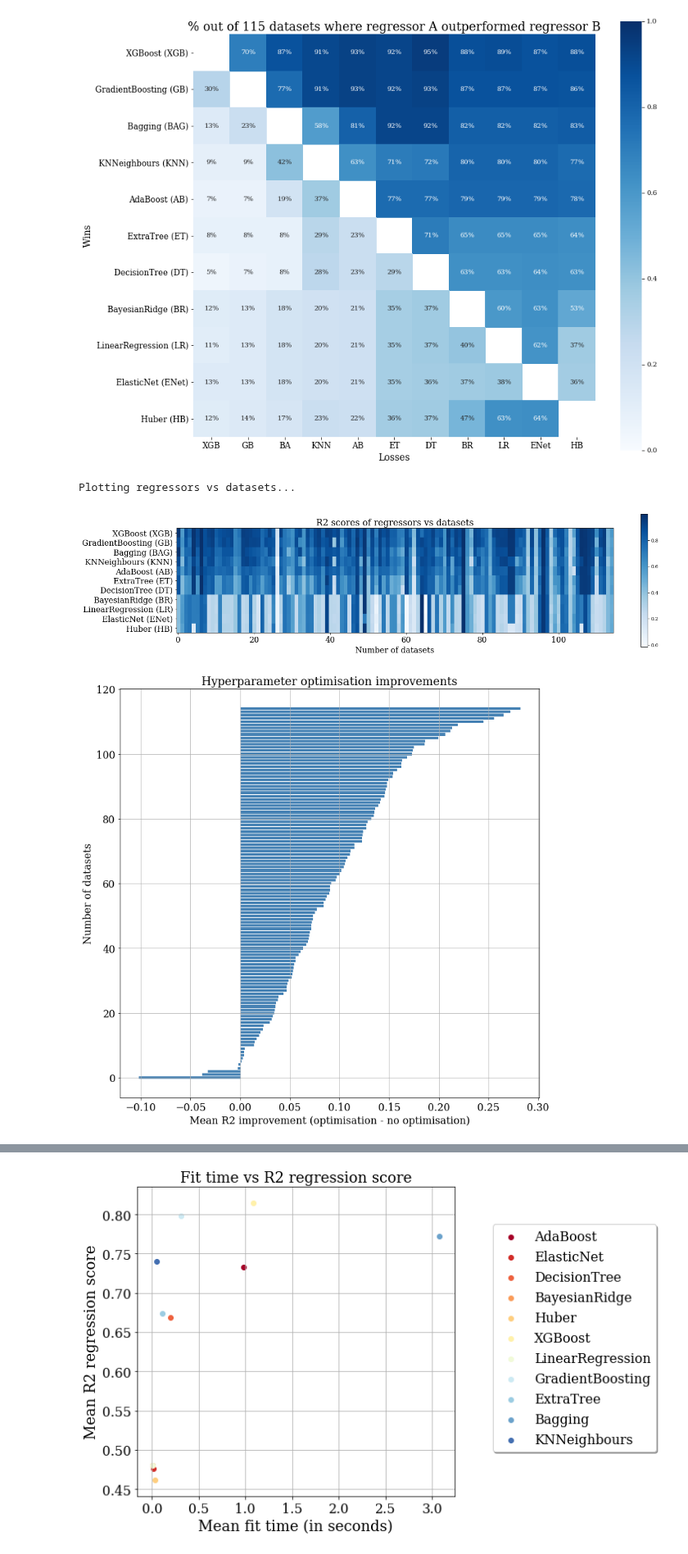
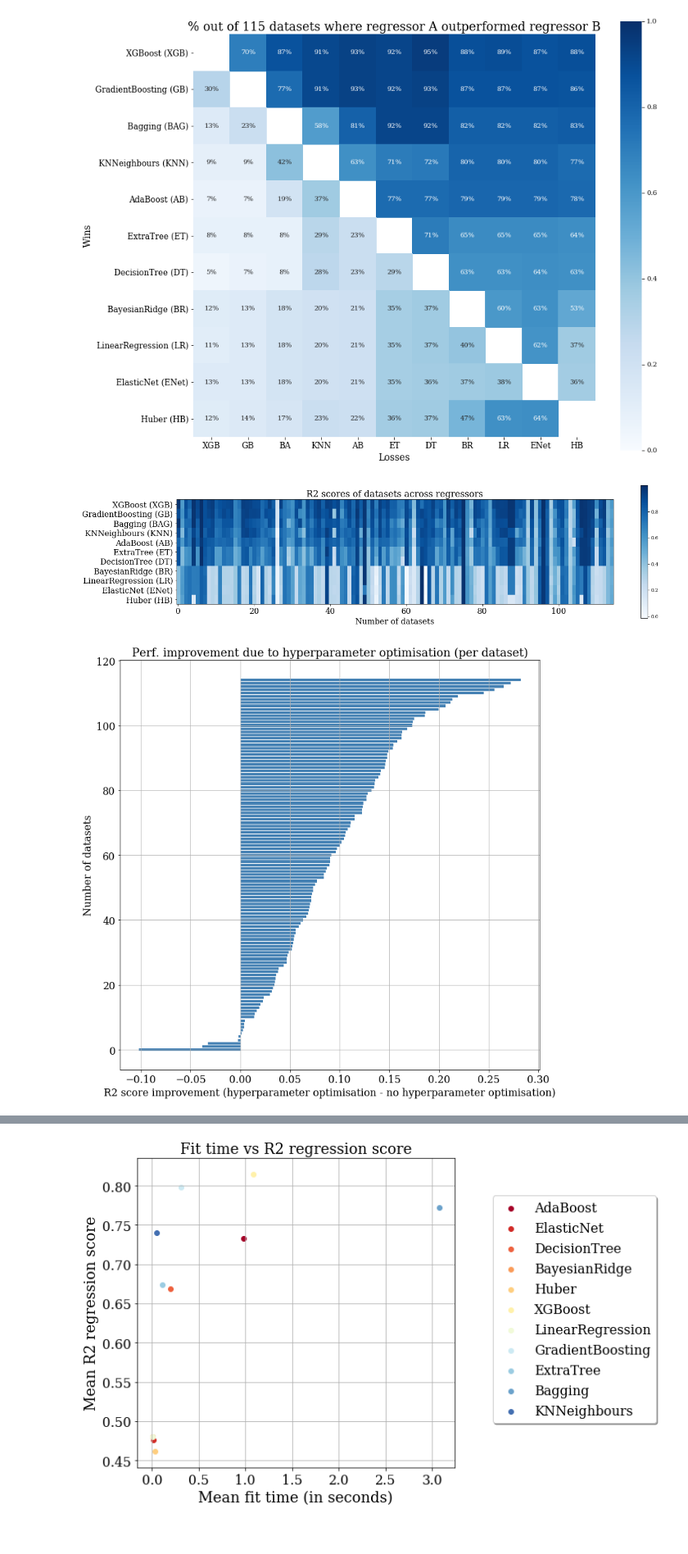
Before and after one commit to anuprulez/pmlb_regression, a Jupyter notebook: Regression_plots_paper_0.20.ipynb, the cells around one changed output, grey strips where cells are left out. Shown at 82% size. Saved outputs shown, nothing was run; the diff lists cells and outputs as text; code cells hidden in the pictures.

```diff
--- a/Regression_plots_paper_0.20.ipynb
+++ b/Regression_plots_paper_0.20.ipynb
@@ -150,12 +140,10 @@ plt.show()
 r2_clf_matrix = np.zeros(shape=(n_clf, n_datasets), dtype=float)
 plt.figure(figsize=(20, 20))
 
-print('Plotting regressors vs datasets...')
-
 for x, clf in enumerate(clf_sorted):
     r2_clf_matrix[x] = r2_dict[clf]
 
-plt.title('R2 scores of regressors vs datasets', size=18)
+plt.title('R2 scores of datasets across regressors', size=18)
 plt.xlabel('Number of datasets', size=16)
 plt.yticks(range(n_clf), y_labels, size=16)
 plt.xticks(size=16)
@@ -163,8 +151,7 @@ plt.imshow(r2_clf_matrix, cmap='Blues', aspect=2.5)
 plt.colorbar(shrink=0.25)
 plt.show()
 # %% [output]
-Plotting regressors vs datasets...
-[figure, old version]
+[figure, new version]
 # %%
 folder_name_tuning = "scikit_20/tuning/"
 folder_name_no_tuning = "scikit_20/no_tuning/"
@@ -180,15 +167,12 @@ clf_mean_r2_tuning = list()
 r2_dict_tuning = dict()
 fit_time_dict_tuning = dict()
 
-#print("Processing results for optimisation ...")
-
 for clf in clf_names_dir_tuning:
     data_path = folder_name_tuning + clf
     files = [f for f in os.listdir(data_path)]
     r2_scores = list()
     opt_fnames = list()
     for f_name in files:
-        #if f_name in dataset_names:
         opt_fnames.append(f_name)
         f_path = data_path + "/" + f_name
         df = pd.read_csv(f_path, sep="\t")
@@ -203,55 +187,48 @@ clf_mean_r2_no_tuning = list()
 r2_dict_no_tuning = dict()
 fit_time_dict_no_tuning = dict()
 
-#print("Processing results for no optimisation ...")
-
 for clf in clf_names_dir_no_tuning:
     data_path = folder_name_no_tuning + clf
     files = [f for f in os.listdir(data_path)]
     r2_scores = list()
     no_opt_fnames = list()
     for f_name in files:
-        #if f_name in dataset_names:
         no_opt_fnames.append(f_name)
         f_path = data_path + "/" + f_name
         df = pd.read_csv(f_path, sep="\t")
         rank_test_score = df[df["rank_test_score"] == 1]
         mean_test_score = rank_test_score["mean_test_score"]
         r2_scores.append(mean_test_score.iloc[0])
     clf_names_no_tuning.append(clf)
     r2_dict_no_tuning[clf] = r2_scores
 
 n_datasets = len(no_opt_fnames)
 n_clf = len(clf_names_no_tuning)
 clf_datasets_perf = np.zeros(shape=(n_clf, n_datasets), dtype=float)
 diff_dict = dict()
 for x, clf in enumerate(clf_names_no_tuning):
     tuning_perf = r2_dict_tuning[clf]
     no_tuning_perf = r2_dict_no_tuning[clf]
     diff = [(a-b) for a,b in zip(tuning_perf, no_tuning_perf)]
     diff_dict[clf] = diff
     clf_datasets_perf[x] = diff
 
 mean_perf_datasets = np.mean(clf_datasets_perf, axis=0)
 
 c_fname = [(a,b) for (a,b) in zip(opt_fnames, mean_perf_datasets) if b < 0.0]
-print("")
-#print("Datasets for negative results ...")
-#print(c_fname)
-#print("")
 
 plt.figure(figsize=(12, 12))
 y_pos = np.arange(n_datasets)
 plt.barh(y_pos, sorted(mean_perf_datasets), color='steelblue')
-plt.xlabel('Mean R2 improvement (optimisation - no optimisation)', size=16)
+plt.xlabel('R2 score improvement (hyperparameter optimisation - no hyperparameter optimisation)', size=16)
 plt.ylabel('Number of datasets', size=16)
 plt.yticks(size=16)
 plt.xticks(size=16)
-plt.title('Hyperparameter optimisation improvements', size=18)
+plt.title('Perf. improvement due to hyperparameter optimisation (per dataset)', size=18)
 plt.grid(True)
 plt.show()
 # %% [output]
-[figure, old version]
+[figure, new version]
 # %%
 # plot hyperparameter tuninig improvement per regressor
 hyper_improvement = dict()
```
Also changed, not shown: parts of 6 cells of this notebook.
